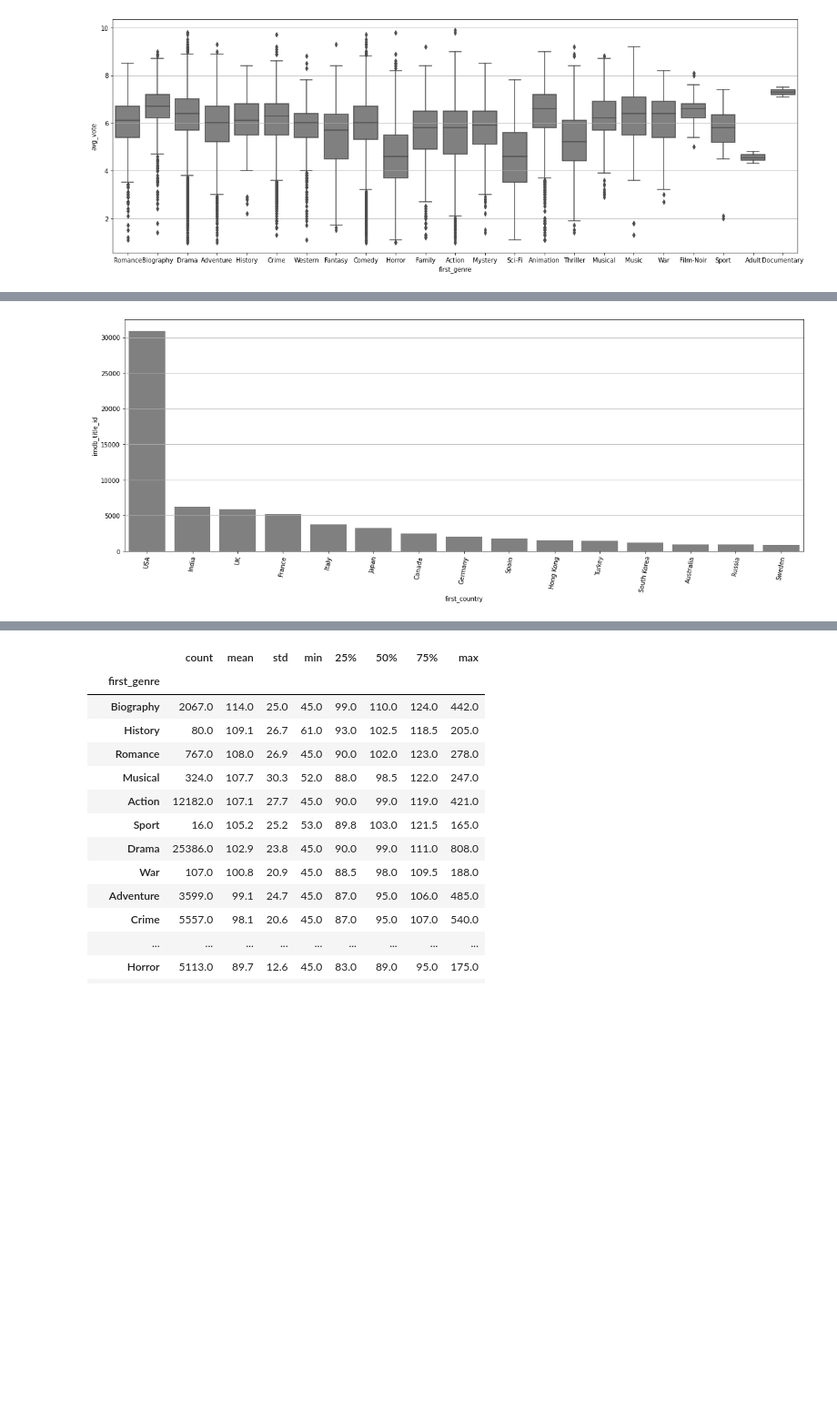
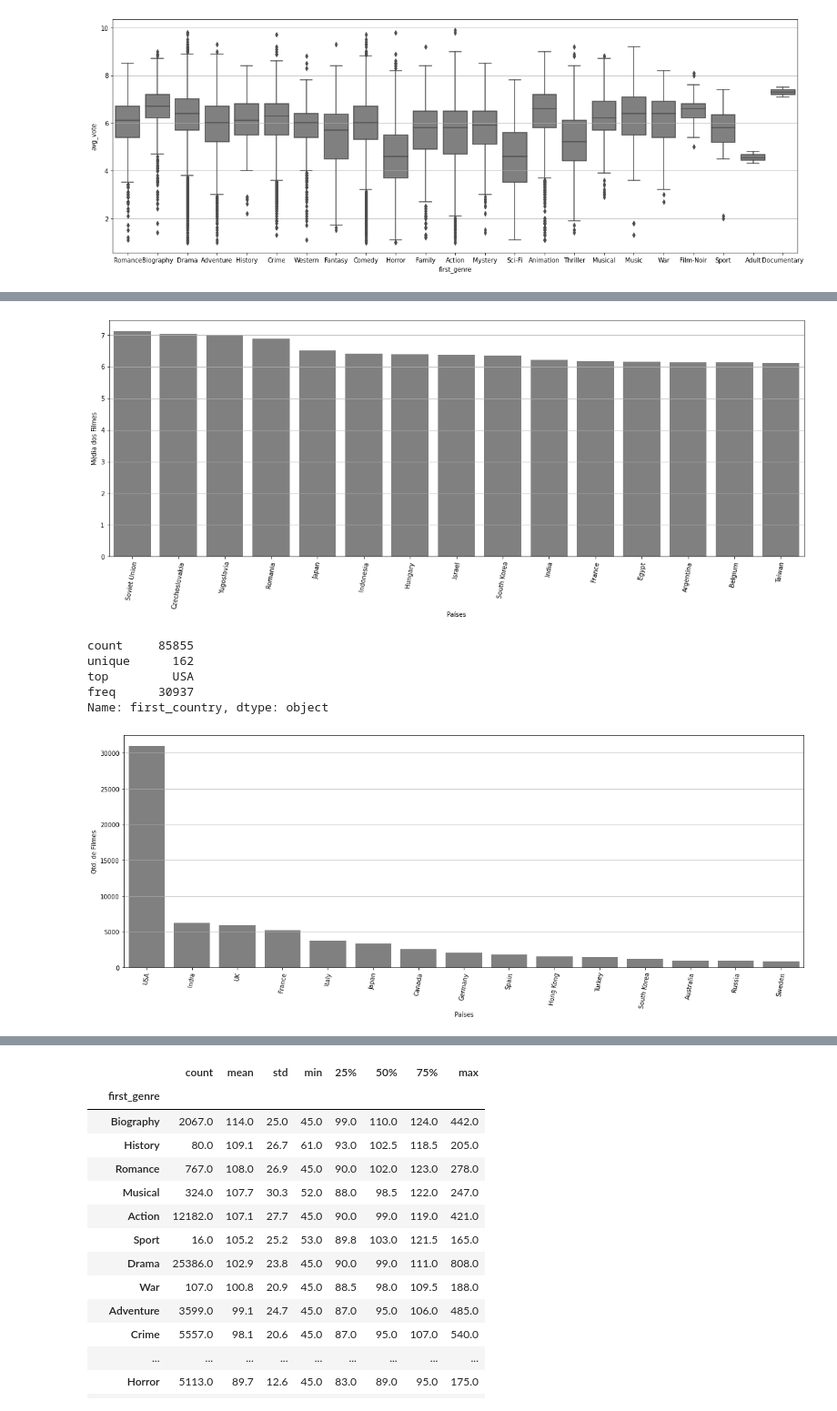
Before and after one commit to taianf/ECD-MATF37-Trabalho, a Jupyter notebook: main.ipynb, the cells around one changed output, grey strips where cells are left out. Shown at 91% size. Saved outputs shown, nothing was run; the diff lists cells and outputs as text; code cells hidden in the pictures; blank space fills up the shorter version.

```diff
--- a/main.ipynb
+++ b/main.ipynb
@@ -246,3 +247,18 @@ plt.savefig(os.path.join(IMAGES_PATH, 'notas_pais.png'))
+# %%
+#Ranking de Países que produziram mais de 263 filmes (3º Quartil):
+df1_top_country = imdb_df.groupby(["first_country"]).agg({"avg_vote": ["mean", "count"]})
+# df1_top_country.reset_index(inplace=True)
+df1_top_country = df1_top_country[df1_top_country["avg_vote"]["count"] >= 263]["avg_vote"].drop(["count"], axis=1)
+df1_top_country.sort_values(by='mean', ascending=False, inplace=True)
+df1_top_country = df1_top_country.iloc[0:15, :]
+plt.subplots(figsize=(20, 7))
+plt.grid()
+ax=sns.barplot(x=df1_top_country.index, y="mean", data=df1_top_country, color="gray")
+ax.set(xlabel='Países', ylabel='Média dos Filmes')
+plt.xticks(rotation=80)
+plt.savefig(os.path.join(IMAGES_PATH, 'notas_pais_263_filmes.png'))
+# %% [output]
+[figure, added]
 # %%
 # Filmes x País
 df1_top_country = imdb_df.groupby(["first_country"]).agg({"imdb_title_id": "count"})
@@ -251,8 +267,16 @@ df1_top_country.sort_values(by='imdb_title_id', ascending=False, inplace=True)
 df1_top_country = df1_top_country.iloc[0:15, :]
 plt.subplots(figsize=(20, 7))
 plt.grid()
-sns.barplot(x="first_country", y="imdb_title_id", data=df1_top_country, order=df1_top_country["first_country"], color="gray")
+ax=sns.barplot(x="first_country", y="imdb_title_id", data=df1_top_country, order=df1_top_country["first_country"],
+            color="gray")
+ax.set(xlabel='Países', ylabel='Qtd. de Filmes')
 plt.xticks(rotation=80)
 plt.savefig(os.path.join(IMAGES_PATH, 'filmes_pais.png'))
+imdb_df["first_country"].describe()
 # %% [output]
+count     85855
+unique      162
+top         USA
+freq      30937
+Name: first_country, dtype: object
 [figure]
```
Also changed, not shown: parts of 6 cells of this notebook.
